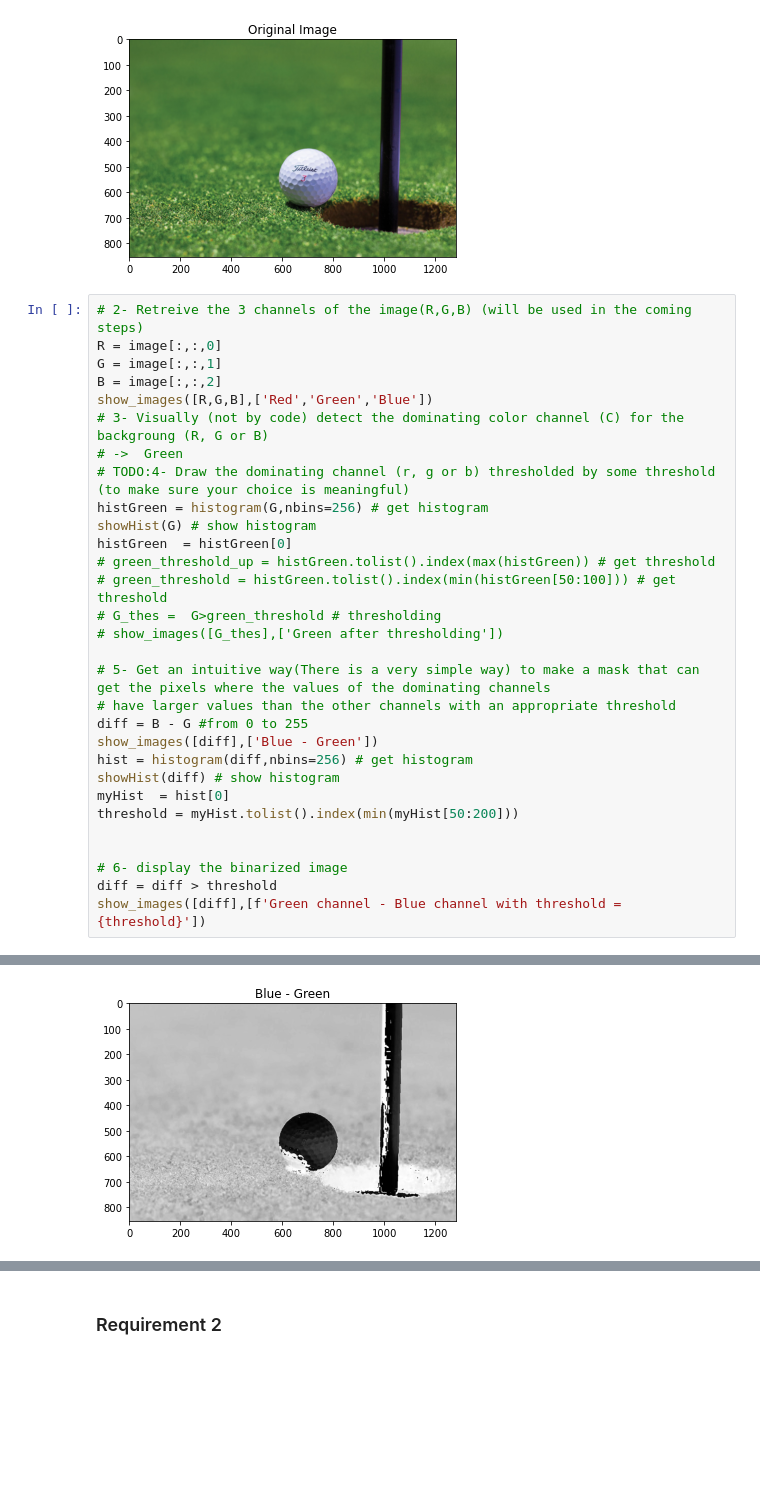
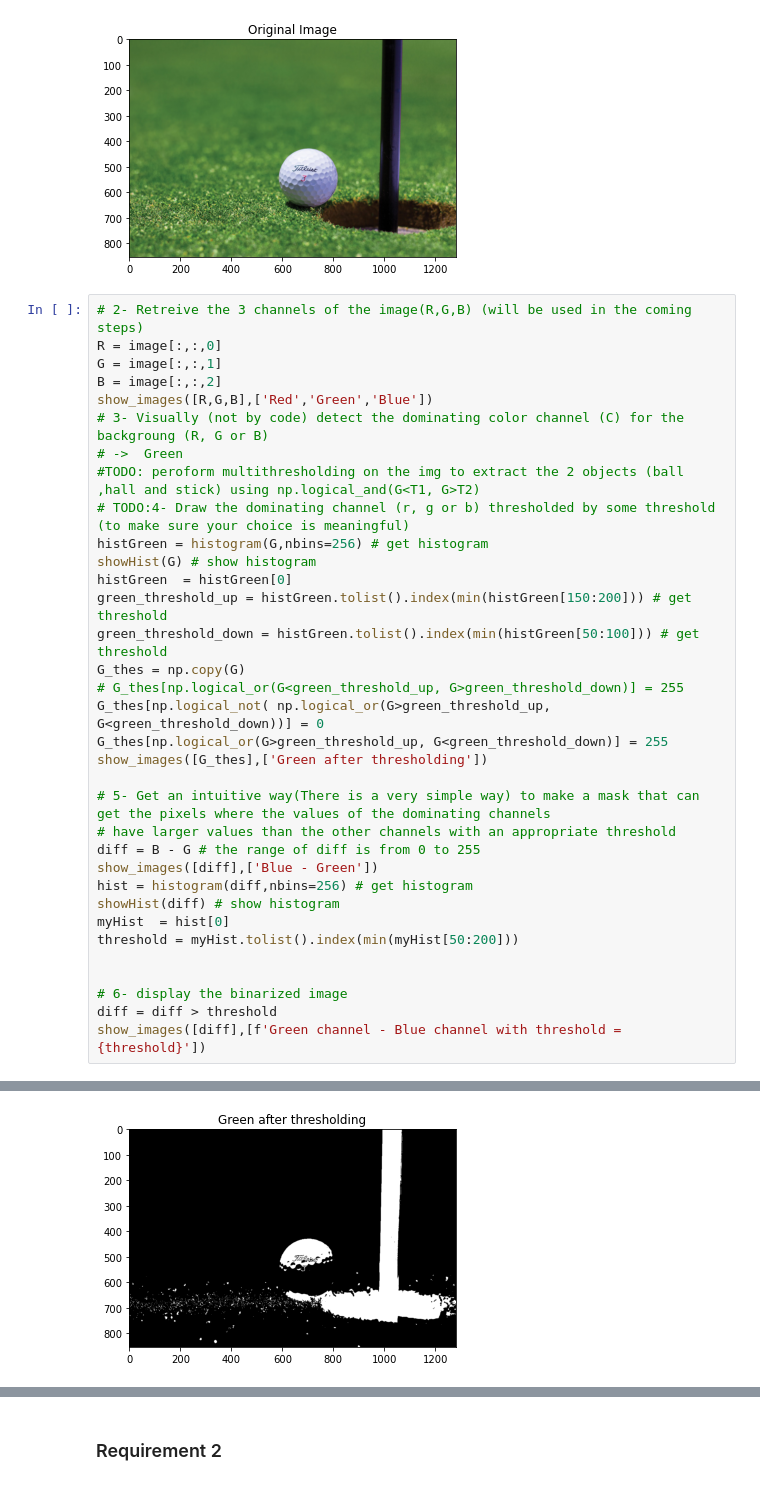
Before and after one commit to EngPeterAtef/ImageProcessing_Labs, a Jupyter notebook: Lab7_std/Lab_Seg_1_STD.ipynb, the cells around one changed output, grey strips where cells are left out. Saved outputs shown, nothing was run; the diff lists cells and outputs as text; blank space fills up the shorter version.

```diff
--- a/Lab7_std/Lab_Seg_1_STD.ipynb
+++ b/Lab7_std/Lab_Seg_1_STD.ipynb
@@ -27,34 +24,38 @@ show_images([image],["Original Image"])
 # %%
 # 2- Retreive the 3 channels of the image(R,G,B) (will be used in the coming steps)
 R = image[:,:,0]
 G = image[:,:,1]
 B = image[:,:,2]
 show_images([R,G,B],['Red','Green','Blue'])
 # 3- Visually (not by code) detect the dominating color channel (C) for the backgroung (R, G or B)
 # ->  Green
+#TODO: peroform multithresholding on the img to extract the 2 objects (ball ,hall and stick) using np.logical_and(G<T1, G>T2)
 # TODO:4- Draw the dominating channel (r, g or b) thresholded by some threshold (to make sure your choice is meaningful)
 histGreen = histogram(G,nbins=256) # get histogram
 showHist(G) # show histogram
 histGreen  = histGreen[0]
-# green_threshold_up = histGreen.tolist().index(max(histGreen)) # get threshold
-# green_threshold = histGreen.tolist().index(min(histGreen[50:100])) # get threshold
-# G_thes =  G>green_threshold # thresholding
-# show_images([G_thes],['Green after thresholding'])
+green_threshold_up = histGreen.tolist().index(min(histGreen[150:200])) # get threshold
+green_threshold_down = histGreen.tolist().index(min(histGreen[50:100])) # get threshold
+G_thes = np.copy(G)
+# G_thes[np.logical_or(G<green_threshold_up, G>green_threshold_down)] = 255
+G_thes[np.logical_not( np.logical_or(G>green_threshold_up, G<green_threshold_down))] = 0
+G_thes[np.logical_or(G>green_threshold_up, G<green_threshold_down)] = 255
+show_images([G_thes],['Green after thresholding'])
 
 # 5- Get an intuitive way(There is a very simple way) to make a mask that can get the pixels where the values of the dominating channels
 # have larger values than the other channels with an appropriate threshold
-diff = B - G #from 0 to 255
+diff = B - G # the range of diff is from 0 to 255
 show_images([diff],['Blue - Green'])
 hist = histogram(diff,nbins=256) # get histogram
 showHist(diff) # show histogram
 myHist  = hist[0]
 threshold = myHist.tolist().index(min(myHist[50:200]))
 
 
 # 6- display the binarized image
 diff = diff > threshold
 show_images([diff],[f'Green channel - Blue channel with threshold = {threshold}'])
 # %% [output]
 [figure]
 [figure]
-[figure, old version]
+[figure, new version]
```
Also changed, not shown: parts of 2 cells of this notebook.
